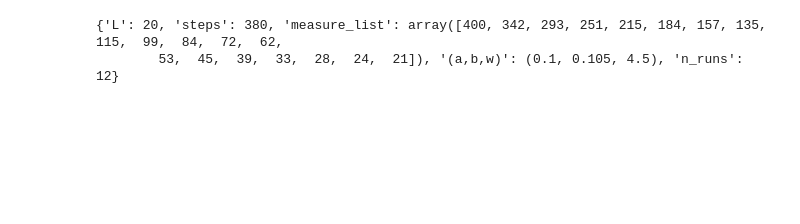
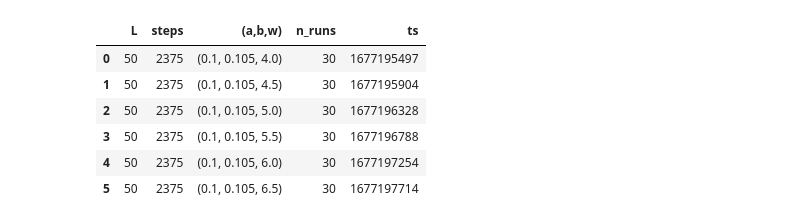
Before and after one commit to tsgaurav/Ising_RSRG, a Jupyter notebook: output/Distribution_Analysis.ipynb, the cells around one changed output. Cells and saved outputs as stored; diff of their text form; code cells hidden in the pictures; blank space fills up the shorter version.

```diff
--- a/output/Distribution_Analysis.ipynb
+++ b/output/Distribution_Analysis.ipynb
@@ -5,8 +11,20 @@ import matplotlib.pyplot as plt
 %run ../aux_funcs.py
 %run ../RSRG.py
 %run ../RSRG_class.py
+# %%
+log_file = pd.read_csv("log_file.csv")
+ts_list = log_file['ts'].tolist()
+log_file
+# %% [output]
+|  | L | steps | (a,b,w) | n_runs | ts |
+| 0 | 50 | 2375 | (0.1, 0.105, 4.0) | 30 | 1677195497 |
+| 1 | 50 | 2375 | (0.1, 0.105, 4.5) | 30 | 1677195904 |
+| 2 | 50 | 2375 | (0.1, 0.105, 5.0) | 30 | 1677196328 |
+| 3 | 50 | 2375 | (0.1, 0.105, 5.5) | 30 | 1677196788 |
+| 4 | 50 | 2375 | (0.1, 0.105, 6.0) | 30 | 1677197254 |
+| 5 | 50 | 2375 | (0.1, 0.105, 6.5) | 30 | 1677197714 |
 # %%
-ts = "1677145967"
+ts = str(ts_list[0])
 
 with open("Ising_2D_output_"+ts+".pkl", "rb") as fp:   # Unpickling
     output_data = pickle.load(fp)
@@ -36,7 +54,14 @@ for core, item in enumerate(output_data):
 with open("Ising_2D_clusters_"+ts+".pkl", "rb") as fp:
     clust_list_final = pickle.load(fp)
 
-print(input_dict)
+#print(input_dict)
+clust_dict_list, reverse_dict_list = [], []
+
+for core_pair in clust_list_final:
+    clust_list_temp, reverse_list_temp = core_pair
+    clust_dict_list+=clust_list_temp
+    reverse_dict_list+=reverse_list_temp
+
+largest_clust_list = np.array([max([len(clust) for clust in reverse_dict.values() if clust is not None]) for reverse_dict in reverse_dict_list])
+
+#print(largest_clust_list.mean(), largest_clust_list.std())
-# %% [output]
-{'L': 20, 'steps': 380, 'measure_list': array([400, 342, 293, 251, 215, 184, 157, 135, 115,  99,  84,  72,  62,
-        53,  45,  39,  33,  28,  24,  21]), '(a,b,w)': (0.1, 0.105, 4.5), 'n_runs': 12}
```
Also changed, not shown: parts of 8 cells of this notebook, 4 other files.
